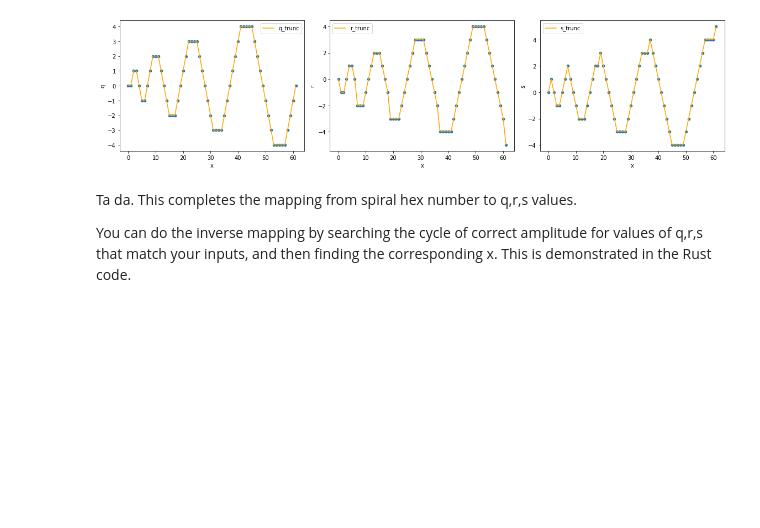
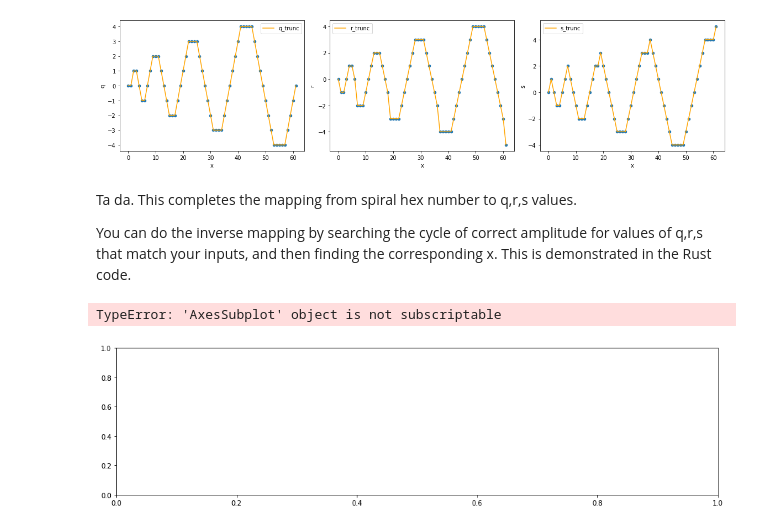
Before and after one commit to cooscoos/spiral_cube, a Jupyter notebook: spiral_to_cube_demo.ipynb, the cells around one changed output. Cells and saved outputs as stored; diff of their text form; code cells hidden in the pictures; blank space fills up the shorter version.

```diff
--- a/spiral_to_cube_demo.ipynb
+++ b/spiral_to_cube_demo.ipynb
@@ -118,3 +118,17 @@ plt.show()
 Ta da. This completes the mapping from spiral hex number to q,r,s values.
 
 You can do the inverse mapping by searching the cycle of correct amplitude for values of q,r,s that match your inputs, and then finding the corresponding x. This is demonstrated in the Rust code.
+# %%
+df['simulated'] = df.apply(lambda row: trunc_triwave(row,6,0),axis=1) # no phase offset, period of 6
+
+fig, ax = plt.subplots(figsize=(16, 4))
+fig.set_facecolor('white')
+
+df.plot(x="x",y="q",kind="scatter", ax=ax[0])
+df.plot(x="x",y="simulated",kind="line",color="orange",ax=ax[0])
+
+plt.tight_layout()
+plt.show()
+# %% [output]
+TypeError: 'AxesSubplot' object is not subscriptable
+[figure, added]
```
Also changed, not shown: 2 other files.
